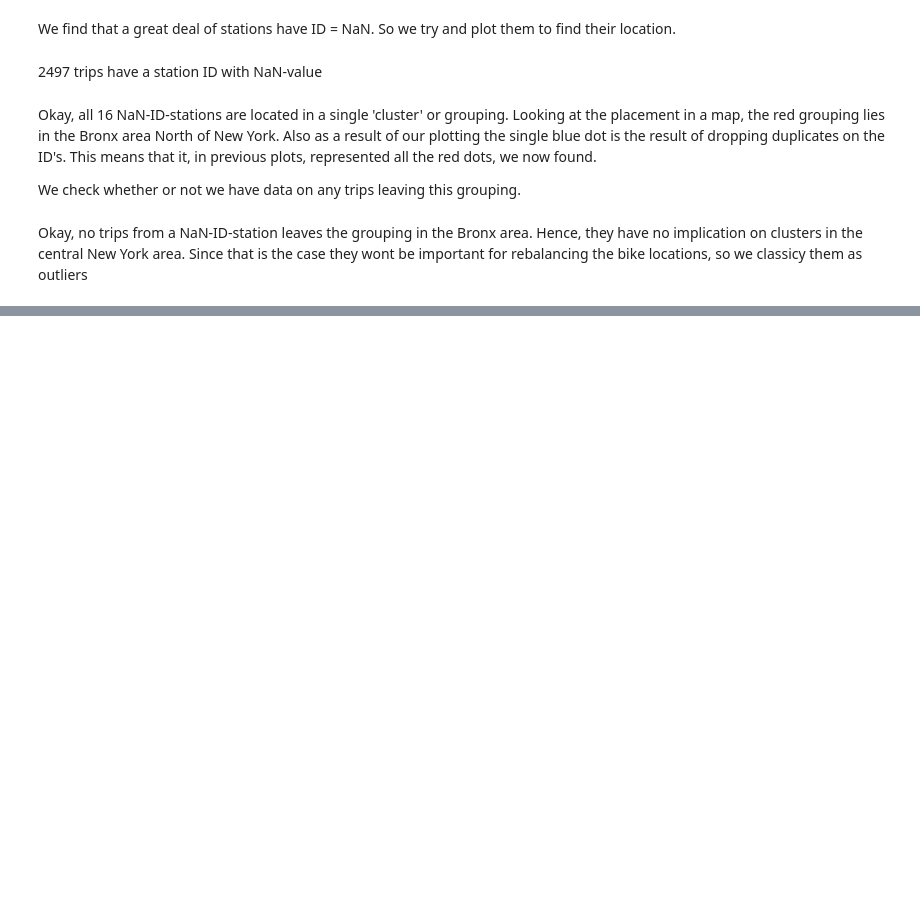
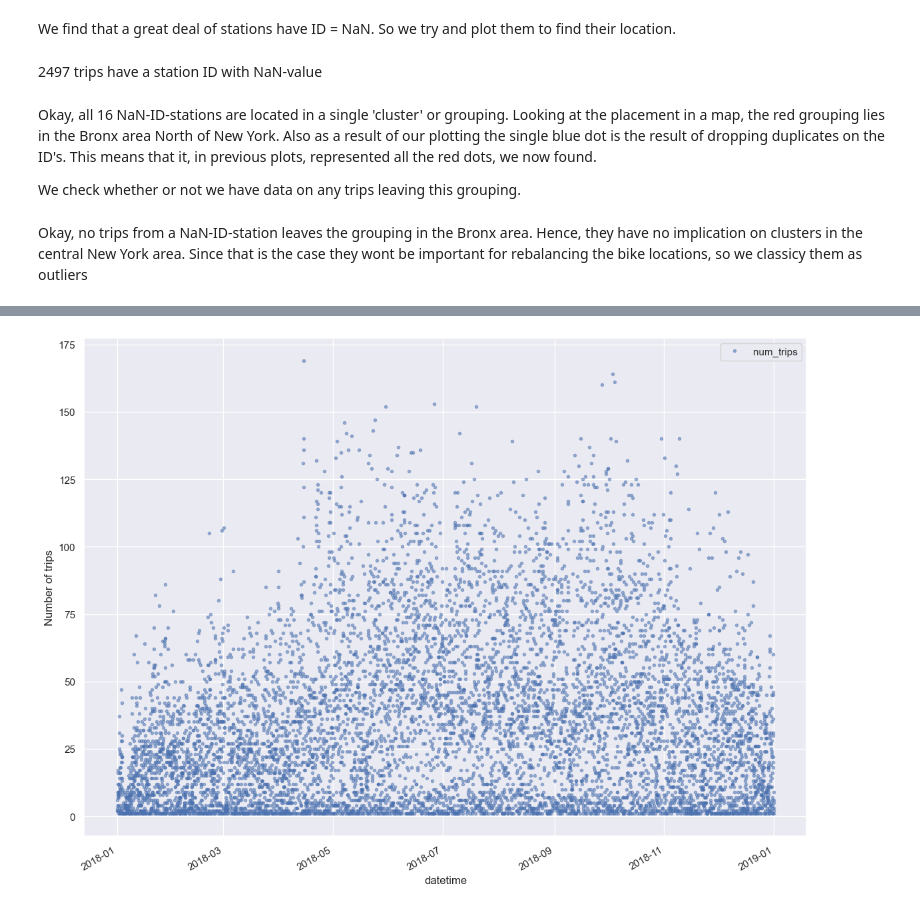
Before and after one commit to katrinemariepedersen/Business_analytics_project, a Jupyter notebook: proper_clustering_and_models.ipynb, the cells around one changed output, grey strips where cells are left out. Drawn from its saved outputs; the diff is of its cells as text; code cells hidden in the pictures; blank space fills up the shorter version.

```diff
--- a/proper_clustering_and_models.ipynb
+++ b/proper_clustering_and_models.ipynb
@@ -256,0 +285,5 @@ plt.show()
+# %%
+cluster_12 = df_merged_start[df_merged_start["cluster"]==12]
+# %%
+cluster_12 = cluster_12.copy()
+cluster_12.head()
@@ -256,0 +299,13 @@ plt.show()
+# %%
+
+
+# Make sure starttime is a datetime
+cluster_12['starttime'] = pd.to_datetime(cluster_12['starttime'])
+
+# Extract date and hour
+cluster_12['date'] = cluster_12['starttime'].dt.date
+cluster_12['hour'] = cluster_12['starttime'].dt.hour
+
+# Group by date and hour, count trips
+trips_per_hour = cluster_12.groupby(['date', 'hour']).size().reset_index(name='num_trips')
+trips_per_hour
@@ -256,0 +326,6 @@ plt.show()
+# %%
+
+trips_per_hour['datetime'] = pd.to_datetime(trips_per_hour['date'].astype(str)) + pd.to_timedelta(trips_per_hour['hour'], unit='h')
+trips_per_hour.set_index('datetime', inplace=True)
+trips_per_hour.drop(columns=['date'], inplace=True)
+trips_per_hour.head()
@@ -256,0 +340,9 @@ plt.show()
+# %%
+import seaborn as sns
+sns.set(rc={'figure.figsize':(14, 5)})
+cols_plot = ['num_trips']
+axes = trips_per_hour[cols_plot].plot(marker='.', alpha=0.5, linestyle='None', figsize=(14, 11), subplots=True)
+for ax in axes:
+    ax.set_ylabel('Number of trips')
+# %% [output]
+[figure, added]
```
Also changed, not shown: parts of 62 cells of this notebook.
